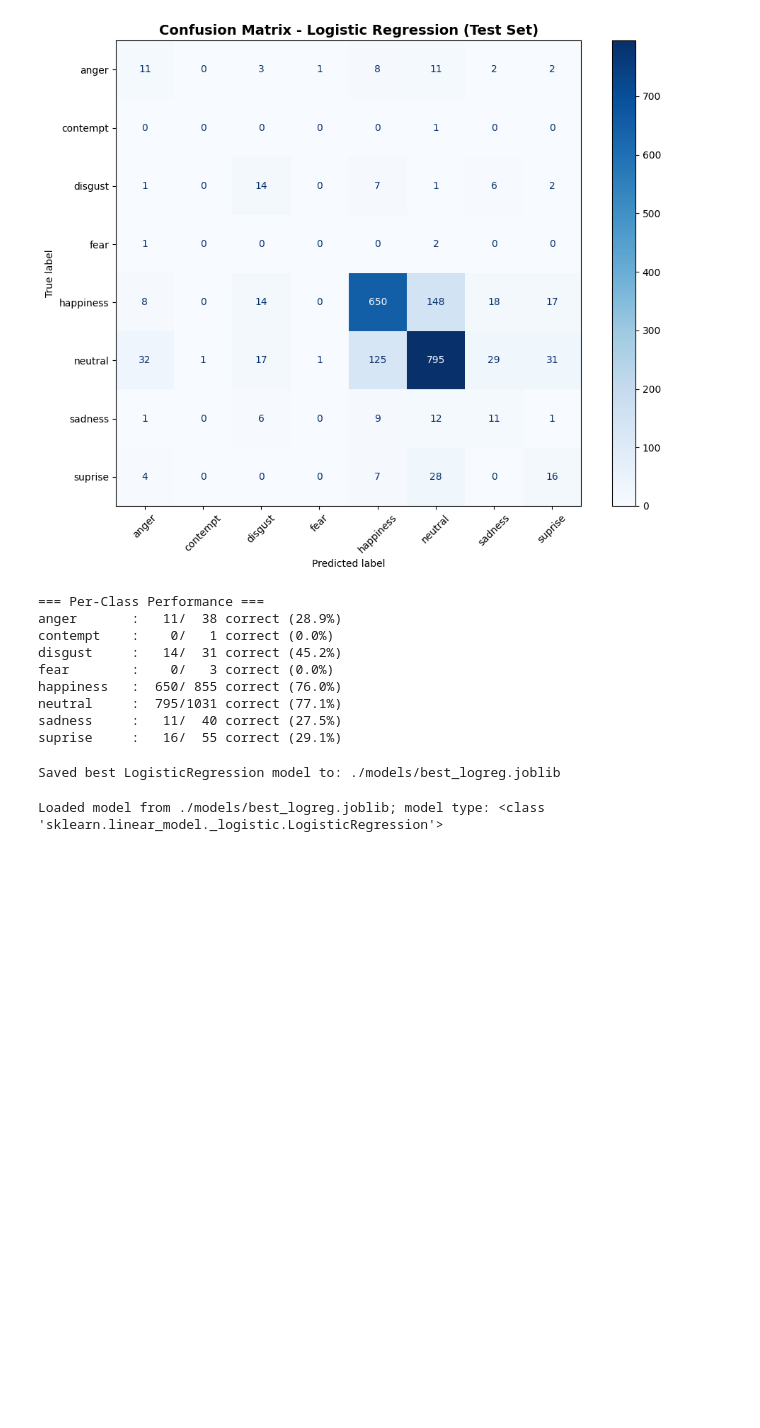
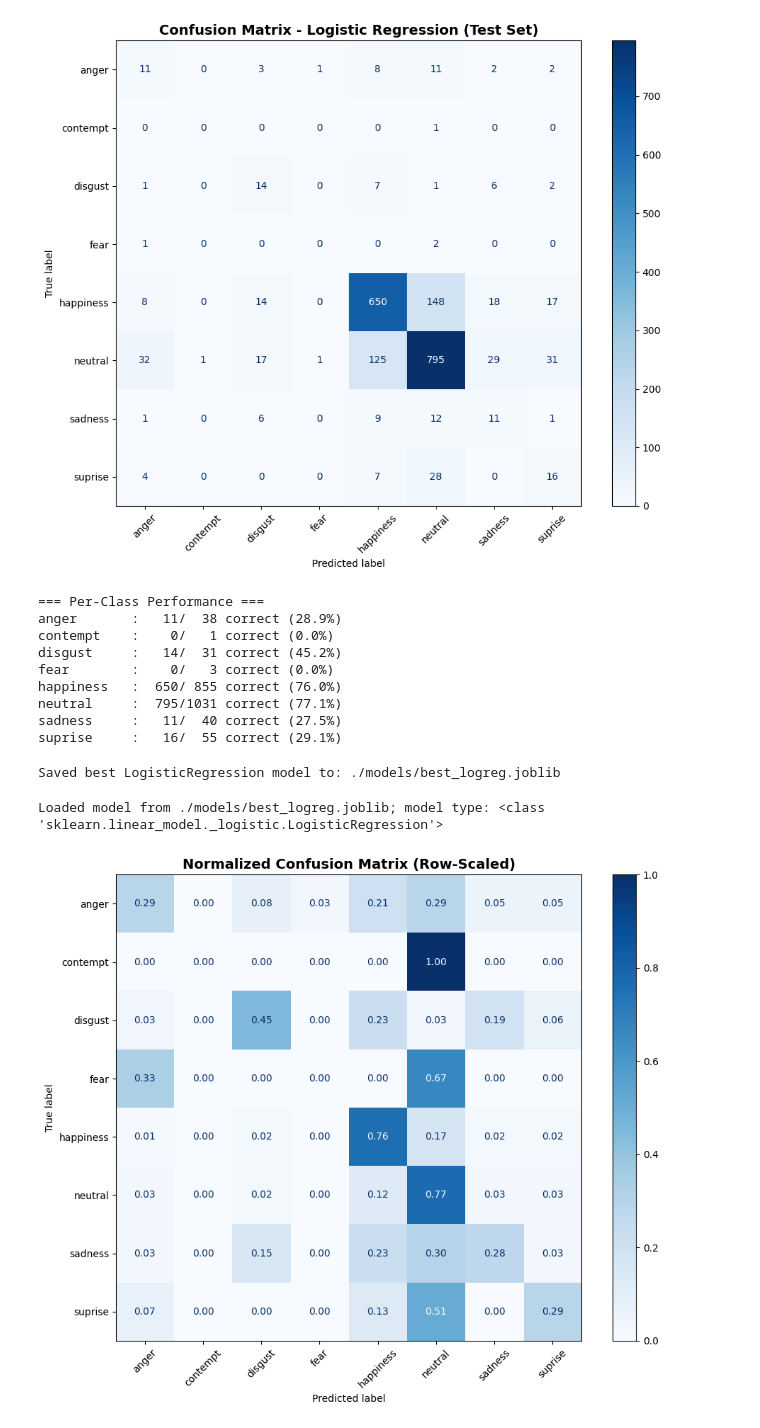
Before and after one commit to ziqil40/Emotion-Detection, a Jupyter notebook: Nickolas.ipynb, the cells around one changed output. Cells and saved outputs as stored; diff of their text form; code cells hidden in the pictures; blank space fills up the shorter version.

Commit message:
new graph

```diff
--- a/Nickolas.ipynb
+++ b/Nickolas.ipynb
@@ -495,3 +495,30 @@ else:
     print("Demo load skipped. Set LOAD_MODEL_DEMO = True to attempt loading the model.")
 # %% [output]
 Loaded model from ./models/best_logreg.joblib; model type: <class 'sklearn.linear_model._logistic.LogisticRegression'>
+# %%
+import os
+import joblib
+
+# Load the saved model
+model_path = os.path.join('.', 'models', 'best_logreg.joblib')
+loaded_logreg = joblib.load(model_path)
+
+# Predict on test set
+y_te_pred_loaded = loaded_logreg.predict(X_te)
+
+# Compute normalized confusion matrix (normalize='true' scales rows to sum to 1)
+# This helps visualize per-class accuracy independent of class size
+cm_norm = confusion_matrix(y_te, y_te_pred_loaded, labels=emotion_labels, normalize='true')
+
+# Display normalized confusion matrix
+fig, ax = plt.subplots(figsize=(10, 8))
+disp = ConfusionMatrixDisplay(confusion_matrix=cm_norm, display_labels=emotion_labels)
+
+# Plot with values formatted as decimals (e.g., 0.85)
+disp.plot(ax=ax, cmap='Blues', values_format='.2f', xticks_rotation=45)
+
+ax.set_title('Normalized Confusion Matrix (Row-Scaled)', fontsize=14, fontweight='bold')
+plt.tight_layout()
+plt.show()
+# %% [output]
+[figure, added]
```
